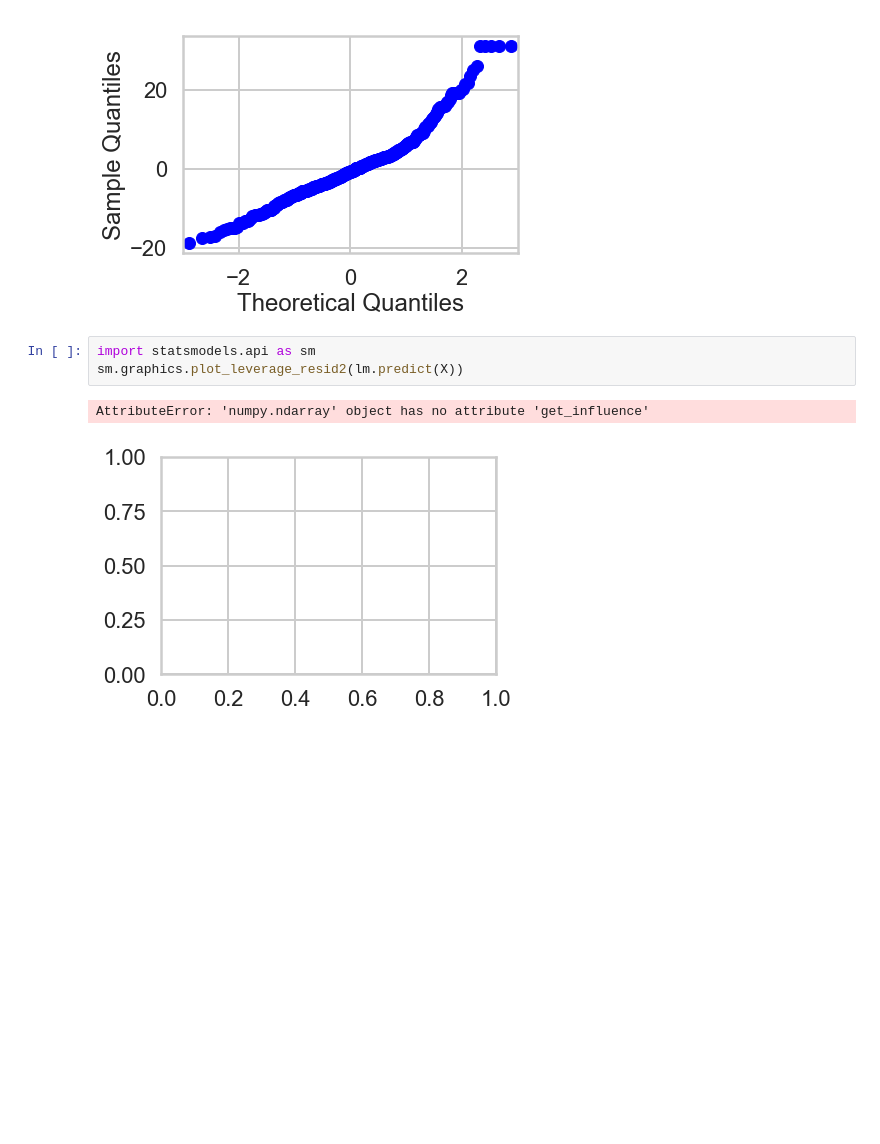
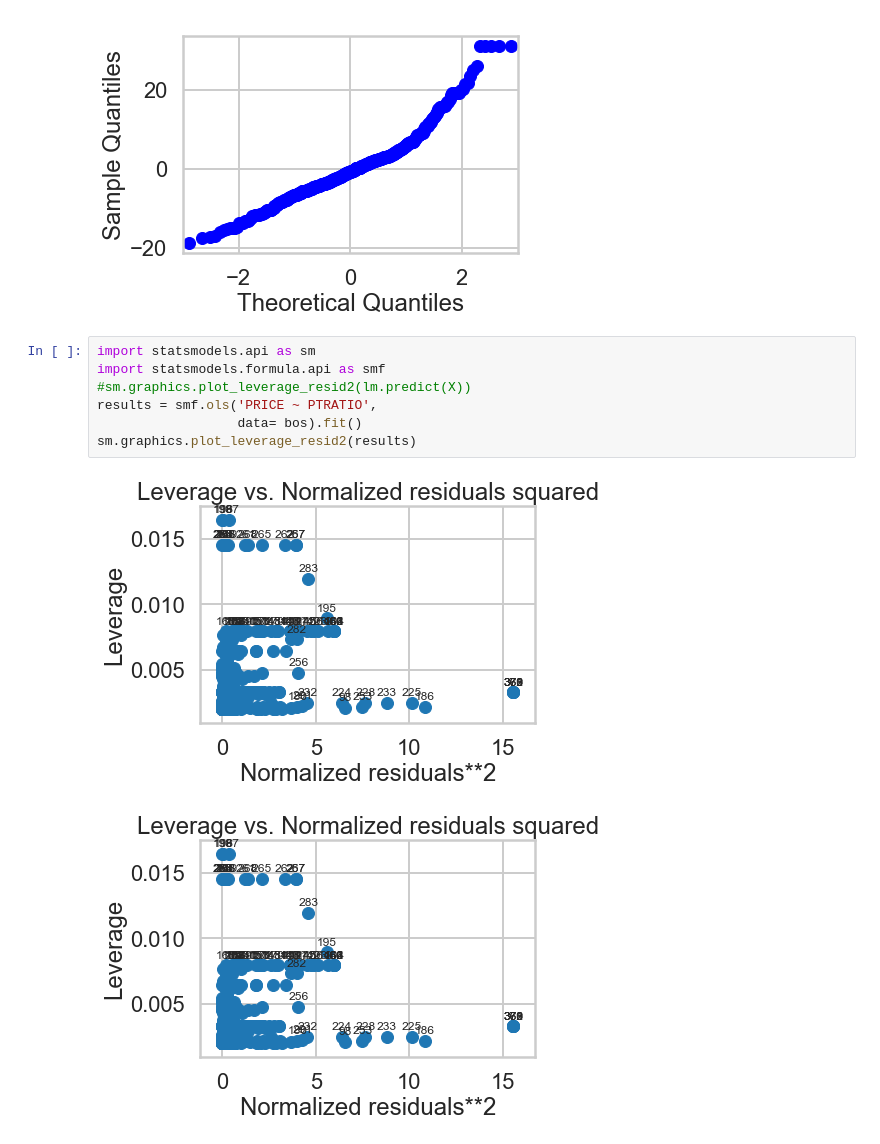
Before and after one commit to adithyansubramanian/Springboard_Linear_regression, a Jupyter notebook: Mini_Project_Linear_Regression.ipynb, the cells around one changed output. Drawn from its saved outputs; the diff is of its cells as text; blank space fills up the shorter version.

```diff
--- a/Mini_Project_Linear_Regression.ipynb
+++ b/Mini_Project_Linear_Regression.ipynb
@@ -803,7 +841,11 @@ statsmodels.graphics.gofplots.qqplot(residual)
 [figure]
 # %%
 import statsmodels.api as sm
-sm.graphics.plot_leverage_resid2(lm.predict(X))
+import statsmodels.formula.api as smf
+#sm.graphics.plot_leverage_resid2(lm.predict(X))
+results = smf.ols('PRICE ~ PTRATIO',
+                  data= bos).fit()
+sm.graphics.plot_leverage_resid2(results)
 # %% [output]
-AttributeError: 'numpy.ndarray' object has no attribute 'get_influence'
-[figure, old version]
+[figure, new version]
+[figure, added]
```
Also changed, not shown: parts of 5 cells of this notebook.
